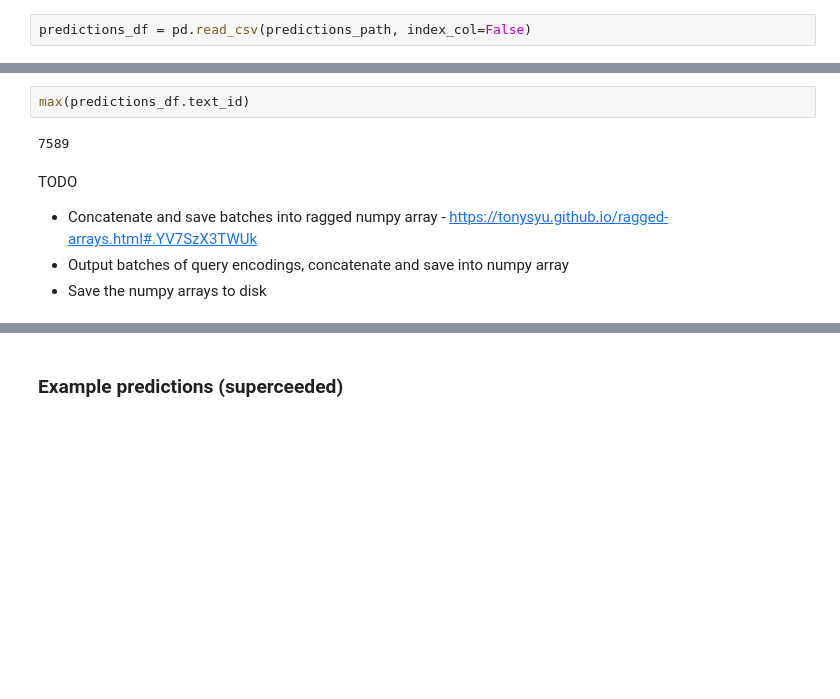
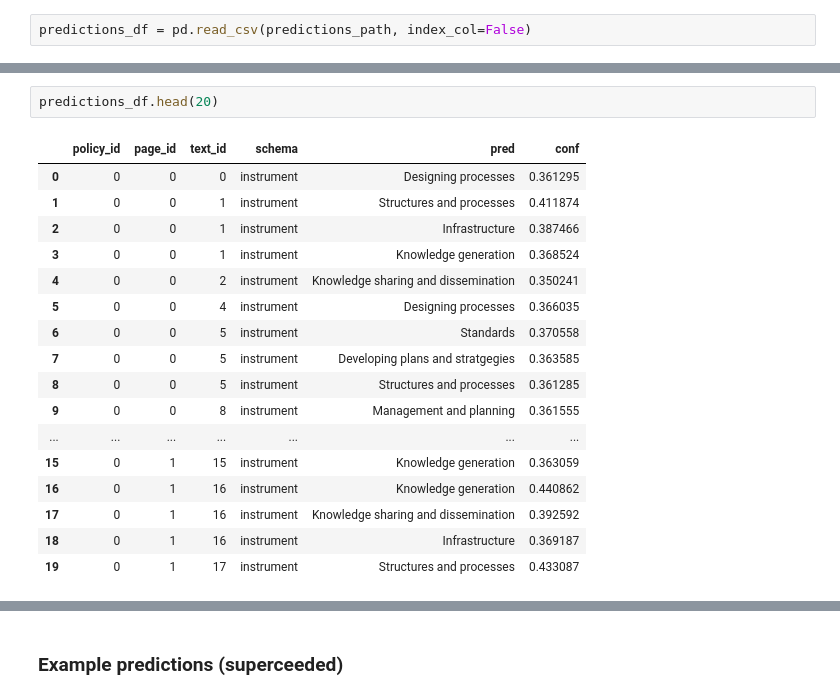
Before and after one commit to chrisaballard/policy-search, a Jupyter notebook: nbs/weak sentence classification/2021-10-04 cosine similarity between sentence vectors.ipynb, the cells around one changed output, grey strips where cells are left out. Cells and saved outputs as stored; diff of their text form; blank space fills up the shorter version.

```diff
--- a/nbs/weak sentence classification/2021-10-04 cosine similarity between sentence vectors.ipynb
+++ b/nbs/weak sentence classification/2021-10-04 cosine similarity between sentence vectors.ipynb
@@ -373,9 +419,20 @@ memory usage: 40.8+ KB
-# %%
-max(predictions_df.text_id)
-# %% [output]
-7589
-# %% [markdown]
-TODO
-- Concatenate and save batches into ragged numpy array - https://tonysyu.github.io/ragged-arrays.html#.YV7SzX3TWUk
-- Output batches of query encodings, concatenate and save into numpy array
-- Save the numpy arrays to disk
+# %%
+predictions_df.head(20)
+# %% [output]
+|  | policy_id | page_id | text_id | schema | pred | conf |
+| 0 | 0 | 0 | 0 | instrument | Designing processes | 0.361295 |
+| 1 | 0 | 0 | 1 | instrument | Structures and processes | 0.411874 |
+| 2 | 0 | 0 | 1 | instrument | Infrastructure | 0.387466 |
+| 3 | 0 | 0 | 1 | instrument | Knowledge generation | 0.368524 |
+| 4 | 0 | 0 | 2 | instrument | Knowledge sharing and dissemination | 0.350241 |
+| 5 | 0 | 0 | 4 | instrument | Designing processes | 0.366035 |
+| 6 | 0 | 0 | 5 | instrument | Standards | 0.370558 |
+| 7 | 0 | 0 | 5 | instrument | Developing plans and stratgegies | 0.363585 |
+| 8 | 0 | 0 | 5 | instrument | Structures and processes | 0.361285 |
+| 9 | 0 | 0 | 8 | instrument | Management and planning | 0.361555 |
+| ... | ... | ... | ... | ... | ... | ... |
+| 15 | 0 | 1 | 15 | instrument | Knowledge generation | 0.363059 |
+| 16 | 0 | 1 | 16 | instrument | Knowledge generation | 0.440862 |
+| 17 | 0 | 1 | 16 | instrument | Knowledge sharing and dissemination | 0.392592 |
+| 18 | 0 | 1 | 16 | instrument | Infrastructure | 0.369187 |
+| 19 | 0 | 1 | 17 | instrument | Structures and processes | 0.433087 |
```
Also changed, not shown: parts of 23 cells of this notebook.
